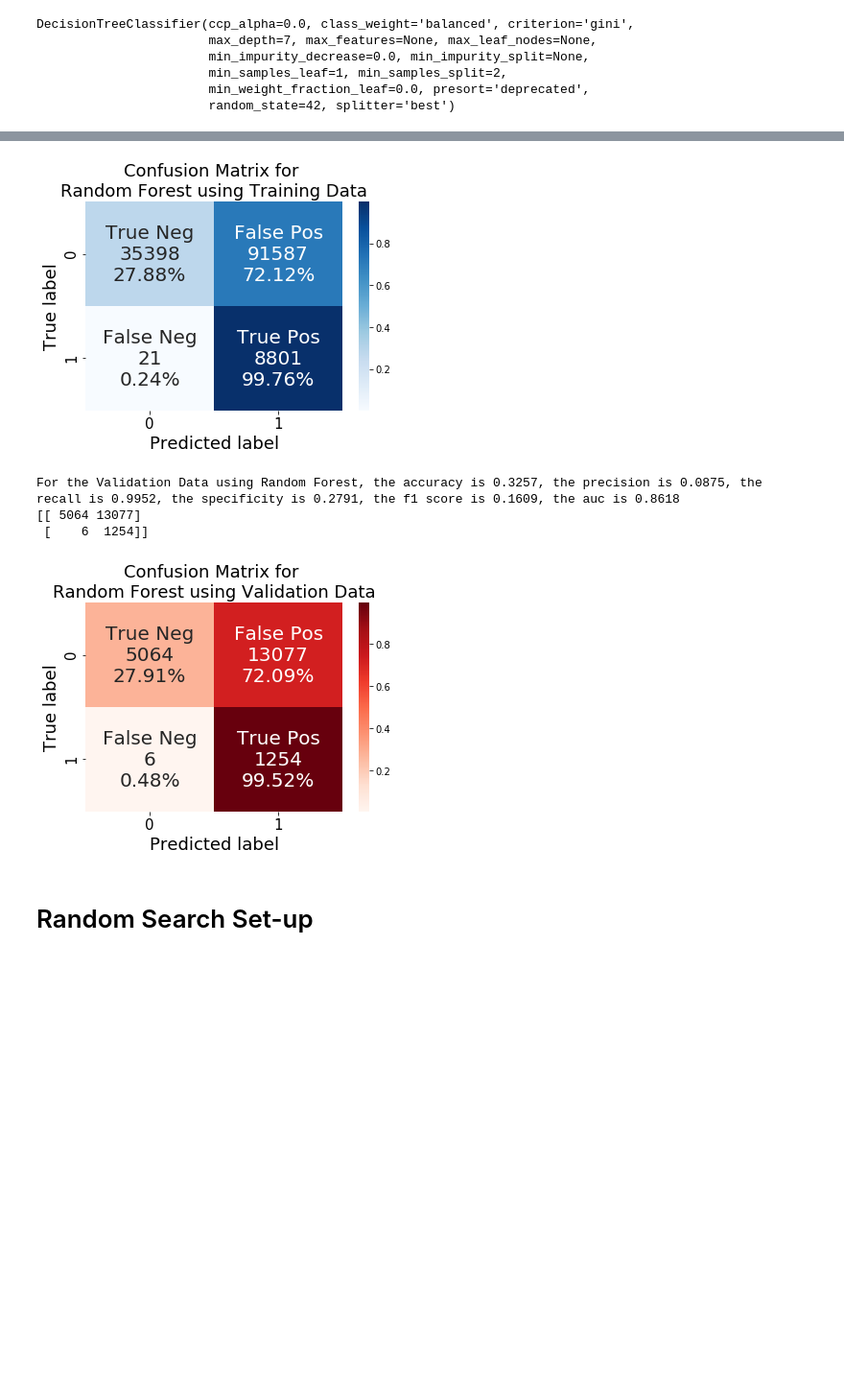
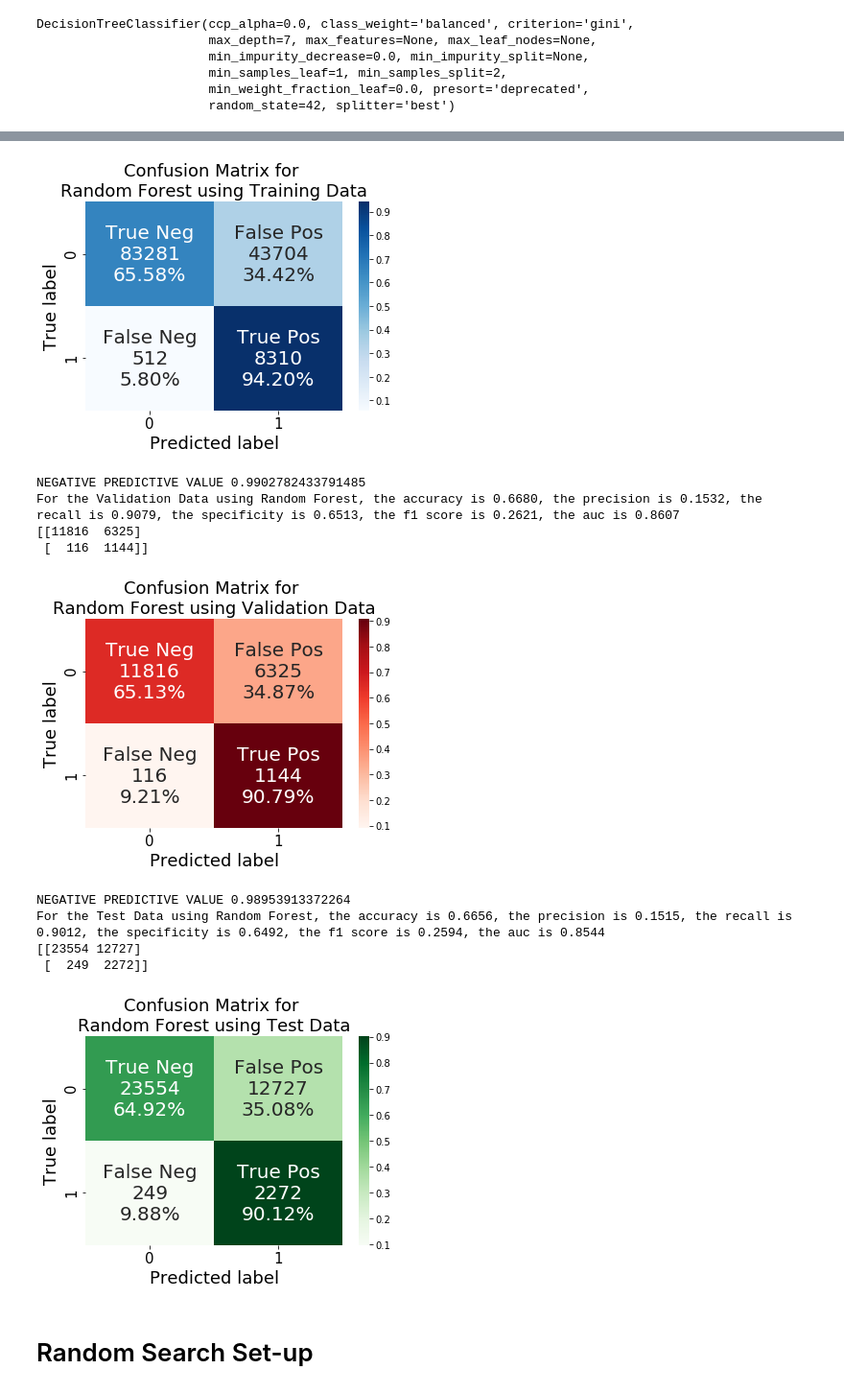
Before and after one commit to karenlarson/MelanomaSentinel, a Jupyter notebook: CleanMelanomaSentinel.ipynb, the cells around one changed output, grey strips where cells are left out. Shown at 96% size. Drawn from its saved outputs; the diff is of its cells as text; code cells hidden in the pictures; blank space fills up the shorter version.

```diff
--- a/CleanMelanomaSentinel.ipynb
+++ b/CleanMelanomaSentinel.ipynb
@@ -14,17 +14,23 @@ import psycopg2 as sql
 
 sql_mela = sql.connect(host="localhost", user="karenlarson", dbname="melanoma")
 query = """SELECT "AGE", "SEX", "DEPTH", "ULCERATION", "MITOSES", "CS_EXTENSION", "PRIMARY_SITE", "CS_LYMPH_NODE_METS"
-            FROM melanoma"""
+           FROM melanoma"""
 
-#query for matching JCO data
-query = """SELECT "AGE", "SEX", "DEPTH", "ULCERATION", "MITOSES", "CS_EXTENSION", "PRIMARY_SITE", "CS_LYMPH_NODE_METS"
-           FROM melanoma
-           WHERE ("DEPTH" <= 400 AND "DEPTH" >= 100)
-           OR (("DEPTH" < 100 AND "DEPTH" >= 75) AND
-           ("ULCERATION" >= 1 OR "MITOSES" >= 1 OR "AGE" < 40 )) OR
-           (("DEPTH" < 75 AND "DEPTH" >= 54) AND
-           (("MITOSES" >= 1 AND "ULCERATION" >= 1) OR ("ULCERATION" >= 1
-           AND "AGE" < 40) OR ("MITOSES" >= 1 AND "AGE" < 40)));"""
+
+#query = """SELECT "AGE", "SEX", "DEPTH", "ULCERATION", "MITOSES", "CS_EXTENSION", "PRIMARY_SITE", "CS_LYMPH_NODE_METS"
+#            FROM melanoma
+#                WHERE ("DEPTH" >= 80) OR ("DEPTH" < 80 AND "ULCERATION" >= 1)"""
+ #           WHERE "DEPTH" < 80 AND "ULCERATION" = 0"""
+#
+##query for matching JCO data
+#query = """SELECT "AGE", "SEX", "DEPTH", "ULCERATION", "MITOSES", "CS_EXTENSION", "PRIMARY_SITE", "CS_LYMPH_NODE_METS"
+#           FROM melanoma
+#           WHERE ("DEPTH" <= 400 AND "DEPTH" >= 100)
+#           OR (("DEPTH" < 100 AND "DEPTH" >= 75) AND
+#           ("ULCERATION" >= 1 OR "MITOSES" >= 1 OR "AGE" < 40 )) OR
+#           (("DEPTH" < 75 AND "DEPTH" >= 54) AND
+#           (("MITOSES" >= 1 AND "ULCERATION" >= 1) OR ("ULCERATION" >= 1
+#           AND "AGE" < 40) OR ("MITOSES" >= 1 AND "AGE" < 40)));"""
 # %%
 mela = pd.read_sql_query(query, sql_mela)
 # %%
@@ -220,7 +258,7 @@ depth = [9, 10, 11, 12,]
 #threshold = [0.001, 0.002, 0.0025, 0.003, 0.004, 0.005]
 threshold = [0.025, 0.03, 0.04, 0.05]
 for d in depth:
-    forest = RandomForestClassifier(max_depth = d,random_state=42, class_weight='balanced')
+    forest = RandomForestClassifier(max_depth = d,random_state=42)
     forest.fit(x_train,y_train)
     for thresh in threshold:
         print(f"THE THRESHOLD IS {thresh} AND FOREST DEPTH IS {d}!")
@@ -241,0 +268,6 @@ RandomForestClassifier(bootstrap=True, ccp_alpha=0.0, class_weight=None,
+# %%
+from sklearn.ensemble import RandomForestClassifier
+forest = RandomForestClassifier(bootstrap=True, max_features='sqrt', max_depth = 9, n_estimators=1200)
+forest.fit(x_train,y_train)
+#import pickle
+#pickle.dump(forest, open('forest_clf.sav','wb'))
@@ -242,7 +361,9 @@ RandomForestClassifier(bootstrap=True, ccp_alpha=0.0, class_weight=None,
 # %%
-thresh = 0.03
+thresh = 0.05
+from classifierEvaluation import classifierEvaluation
+
 #print(f"THE THRESHOLD IS {thresh} AND FOREST DEPTH IS {d}!")
 classifierEvaluation(forest, thresh, x_train, y_train, "Random Forest", "Training Data")
 classifierEvaluation(forest, thresh, x_cv, y_cv, "Random Forest", "Validation Data")
-#classifierEvaluation(forest, thresh, x_test, y_test, "Random Forest", "Test Data")
+classifierEvaluation(forest, thresh, x_test, y_test, "Random Forest", "Test Data")
 # %% [output]
@@ -252,8 +374,14 @@ For the Training Data using Random Forest, the accuracy is 0.3255, the precision
-[figure, old version]
+[figure, new version]
-For the Validation Data using Random Forest, the accuracy is 0.3257, the precision is 0.0875, the recall is 0.9952, the specificity is 0.2791, the f1 score is 0.1609, the auc is 0.8618
-[[ 5064 13077]
- [    6  1254]]
+NEGATIVE PREDICTIVE VALUE 0.9902782433791485
+For the Validation Data using Random Forest, the accuracy is 0.6680, the precision is 0.1532, the recall is 0.9079, the specificity is 0.6513, the f1 score is 0.2621, the auc is 0.8607
+[[11816  6325]
+ [  116  1144]]
-[figure, old version]
+[figure, new version]
+NEGATIVE PREDICTIVE VALUE 0.98953913372264
+For the Test Data using Random Forest, the accuracy is 0.6656, the precision is 0.1515, the recall is 0.9012, the specificity is 0.6492, the f1 score is 0.2594, the auc is 0.8544
+[[23554 12727]
+ [  249  2272]]
+[figure, added]
 # %% [markdown]
 # Random Search Set-up
 # %%
```
Also changed, not shown: parts of 39 cells of this notebook.
